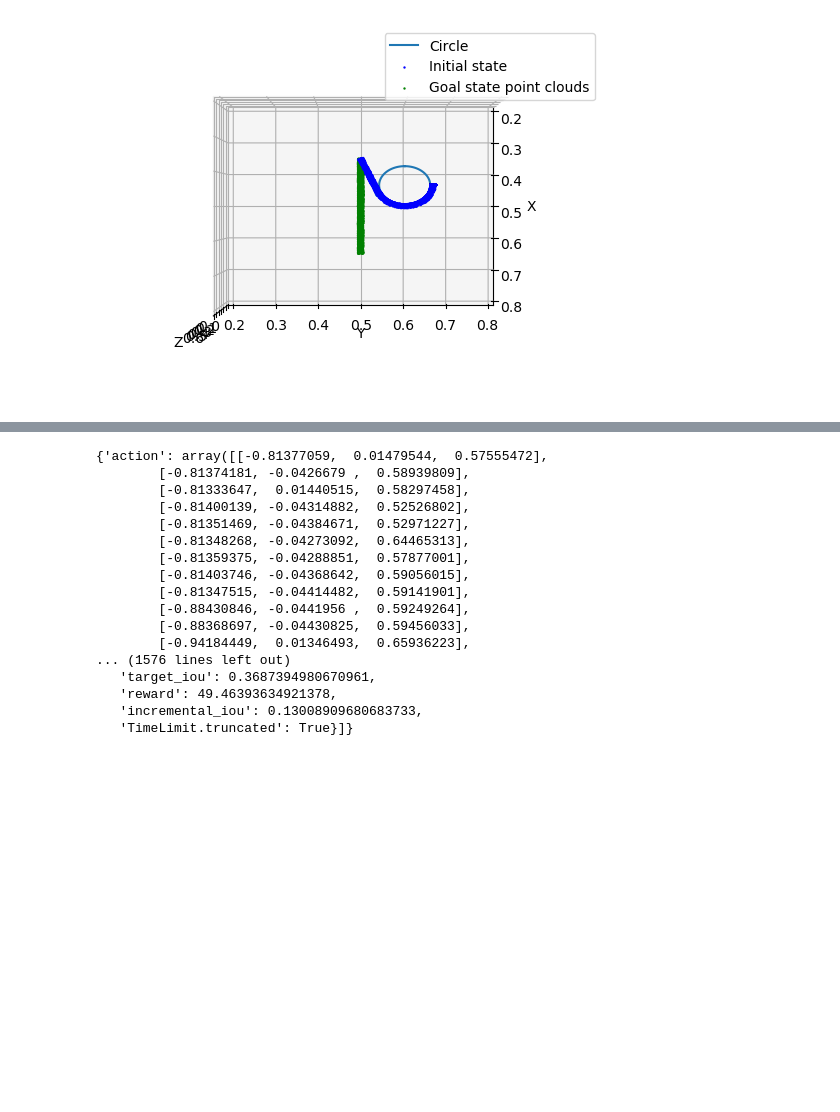
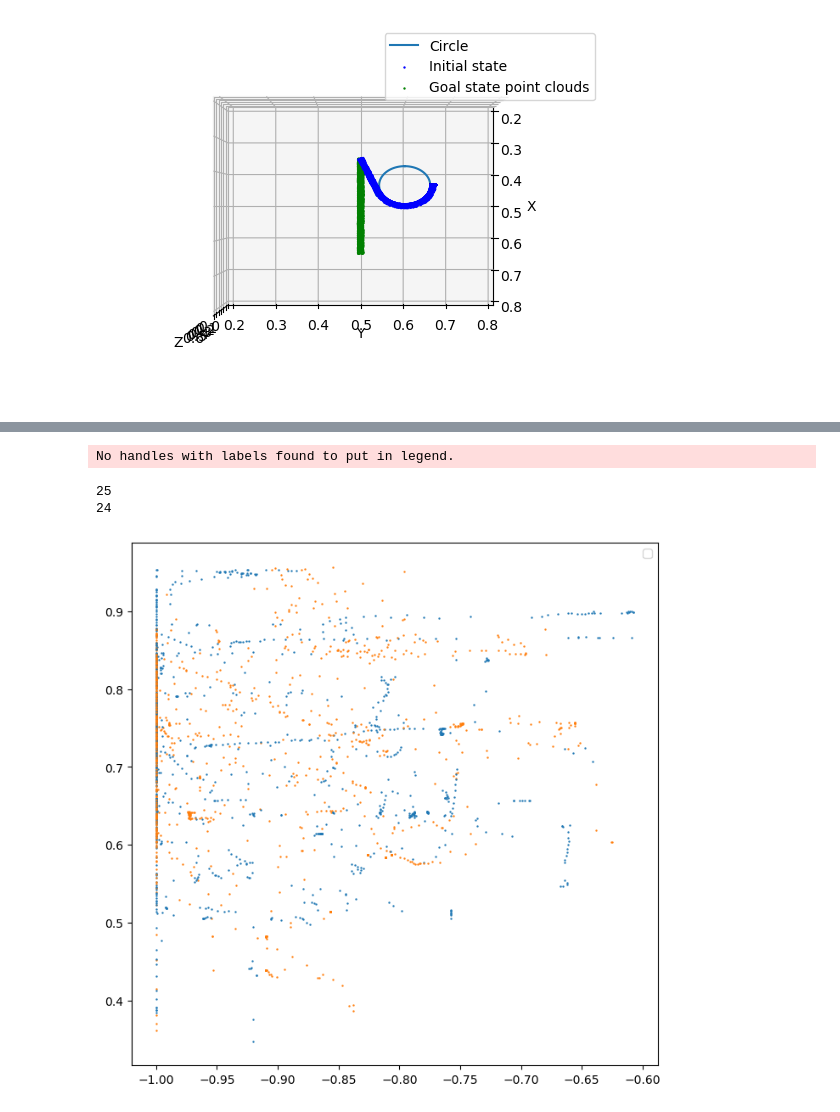
Before and after one commit to Kuroki1931/UniDOM, a Jupyter notebook: LDOM/policy/scripts/vis_goal.ipynb, the cells around one changed output, grey strips where cells are left out. Saved outputs shown, nothing was run; the diff lists cells and outputs as text; code cells hidden in the pictures; blank space fills up the shorter version.

```diff
--- a/LDOM/policy/scripts/vis_goal.ipynb
+++ b/LDOM/policy/scripts/vis_goal.ipynb
@@ -419,4 +467,0 @@ for path in path_list:
-# %%
-
-with open(, 'rb') as f:
-    bbb = pickle.load(f)
@@ -430,20 +468,50 @@ plt.scatter(bbb['action'][:, 0], bbb['action'][:, 2])
-# %%
-aaa
-# %% [output]
-{'action': array([[-0.81377059,  0.01479544,  0.57555472],
-        [-0.81374181, -0.0426679 ,  0.58939809],
-        [-0.81333647,  0.01440515,  0.58297458],
-        [-0.81400139, -0.04314882,  0.52526802],
-        [-0.81351469, -0.04384671,  0.52971227],
-        [-0.81348268, -0.04273092,  0.64465313],
-        [-0.81359375, -0.04288851,  0.57877001],
-        [-0.81403746, -0.04368642,  0.59056015],
-        [-0.81347515, -0.04414482,  0.59141901],
-        [-0.88430846, -0.0441956 ,  0.59249264],
-        [-0.88368697, -0.04430825,  0.59456033],
-        [-0.94184449,  0.01346493,  0.65936223],
-... (1576 lines left out)
-   'target_iou': 0.3687394980670961,
-   'reward': 49.46393634921378,
-   'incremental_iou': 0.13008909680683733,
-   'TimeLimit.truncated': True}]}
+# %%
+import pickle
+import glob
+import pandas as pd
+import numpy as np
+from sklearn.cluster import KMeans
+import matplotlib.cm as cm
+from matplotlib.colors import Normalize
+
+import matplotlib.pyplot as plt
+import itertools
+import json
+from sklearn.decomposition import PCA
+
+pca = PCA(n_components=1)
+
+actions_time = 50
+
+# Get the default color cycle from matplotlib
+colors = plt.rcParams['axes.prop_cycle'].by_key()['color']
+
+# Create a dictionary of integers and colors
+color_dict = {i: color for i, color in zip(range(0, cluster), itertools.cycle(colors))}
+
+path_list = glob.glob('/root/ExPCP/policy/pbm/experts/*/*')
+buffer = 500
+fig = plt.figure(figsize=(8,8))
+category_list = []
+for i in range(len(path_list)):
+    path = path_list[i]
+    with open(path, 'rb') as f:
+        aaa = pickle.load(f)
+    mu = aaa['mu']
+    lam = aaa['lam']
+    yield_stress = aaa['yield_stress']
+    if mu > 4000-buffer and lam > 4000-buffer:
+        plt.scatter(aaa['action'][:actions_time, 0], aaa['action'][:actions_time, 2], c=color_dict[1], s=0.5)
+        category_list.append(1)
+    if mu < 500+buffer and lam < 500+buffer:
+        plt.scatter(aaa['action'][:actions_time, 0], aaa['action'][:actions_time, 2], c=color_dict[0], s=0.5)
+        category_list.append(0)
+plt.legend()
+
+print(sum(category_list))
+print(len(category_list) - sum(category_list))
+# %% [output]
+No handles with labels found to put in legend.
+25
+24
+[figure, added]
```
Also changed, not shown: parts of 2 cells of this notebook, 3 other files.
